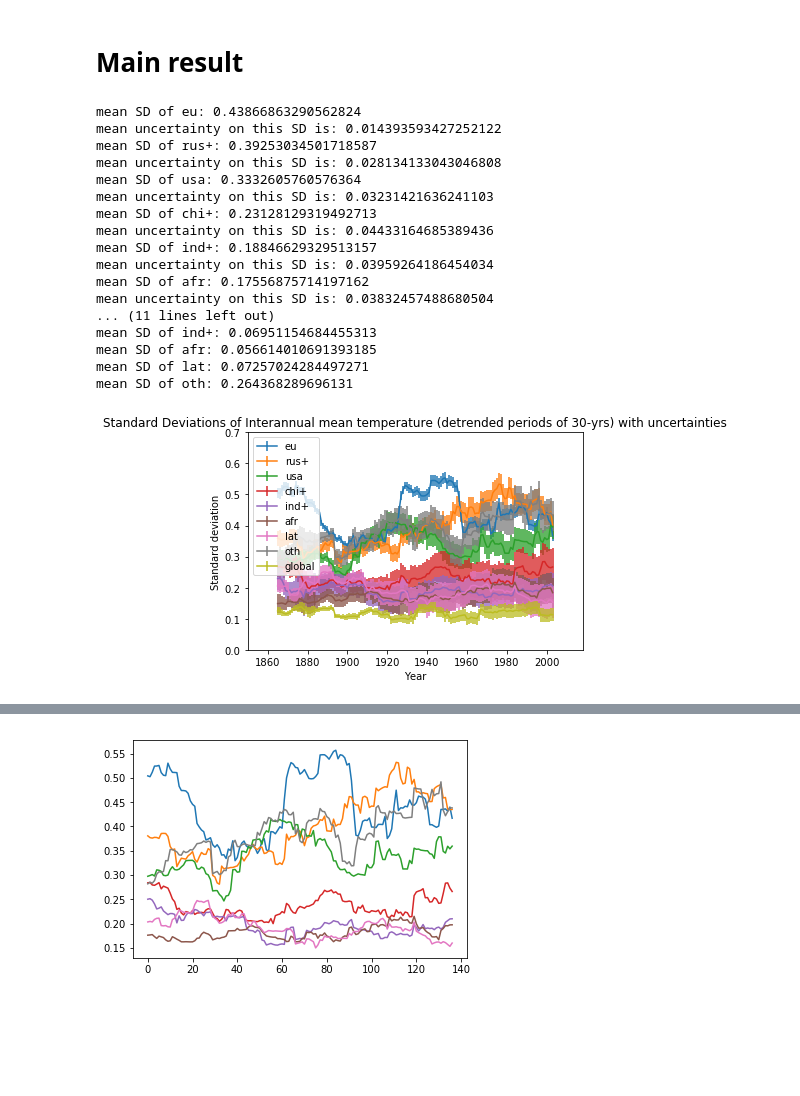
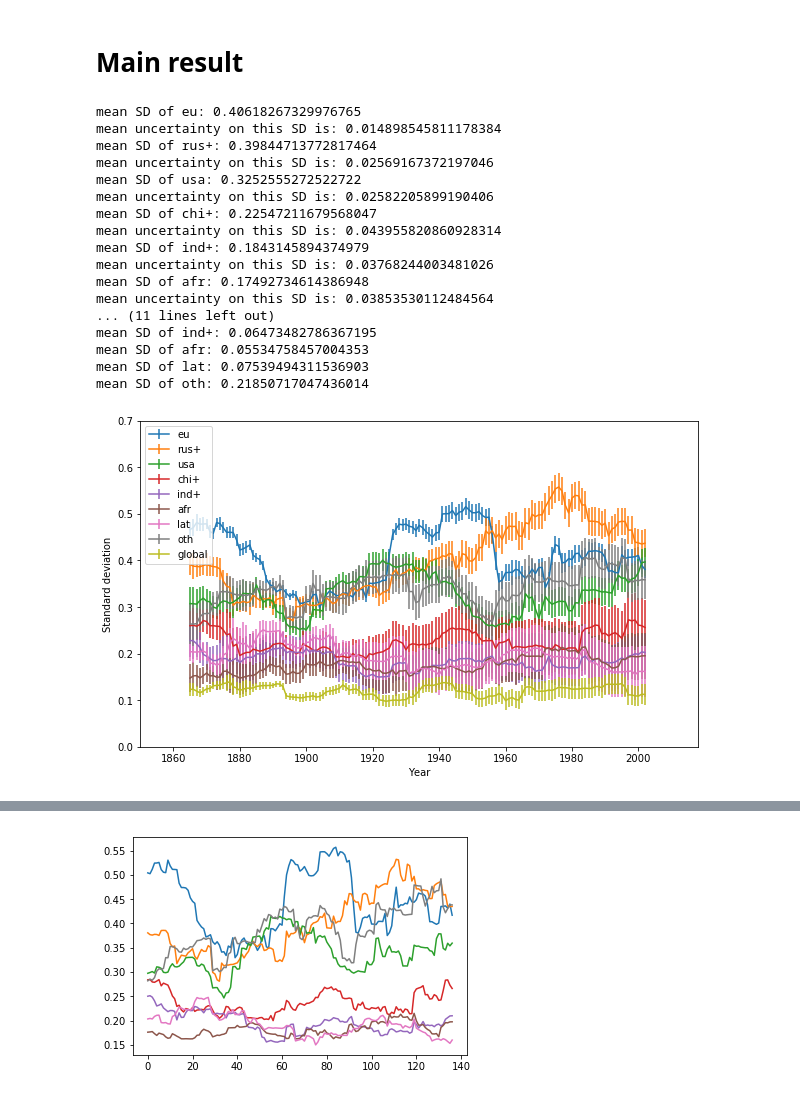
Before and after one commit to jkikstra/climvar, a Jupyter notebook: IlyasPastVariability.ipynb, the cells around one changed output, grey strips where cells are left out. Drawn from its saved outputs; the diff is of its cells as text; code cells hidden in the pictures; blank space fills up the shorter version.

```diff
--- a/IlyasPastVariability.ipynb
+++ b/IlyasPastVariability.ipynb
@@ -324,10 +351,12 @@ def detrend_data_and_climatic_data(regional_data):
 
 regional_data_detrended, global_data_detrended, regional_clim_data, global_clim_data, regional_data_notdetrended, regional_clim_data_detrended = detrend_data_and_climatic_data(regional_data)
 # %%
+# print to check shape of global anomalies: for every year there are 31 entries,
+    # which are the means of the years in the climateperiod around that year
 print(global_data_detrended.shape, regional_data.shape)
 global_data_detrended[14:50]
-plt.plot(range(regional_data.shape[1]), global_data_detrended)
+plt.plot(range(regional_data.shape[1]), global_data_detrended);
 
-for i in range(regional_data.shape[1]):
-    print(np.nanmean(global_data_detrended[i]))
+# for i in range(regional_data.shape[1]):
+#     print(np.nanmean(global_data_detrended[i]))
 # %% [output]
@@ -581,7 +608,7 @@ def loop_over_ensmembers():
                 ## !!!!!!!!!!!!!!!!!!!!!!!!!!!!!
 
         # step 1) and 2)
-        numberofmembersselectedforthispracticerun = 5000 # to prevent overload
+        numberofmembersselectedforthispracticerun = 10000 # to prevent overload
         for member in range(numberofmembersselectedforthispracticerun):#nummembers):
             # 1a. apply mask || 1b. store regional mean temperatures
             regional_mean = np.squeeze(do_regional_data(t_anom[member]))
@@ -621,7 +648,7 @@ def find_uncertainties(SDofmembers_regional_annual, SDofmembers_global_annual):
             for i in range(N):
                 mu = 0 # = regional_clim_data_detrended[rgn, yr]
                 xi = ufloat(regional_data_detrended[rgn, climyr, i], SDofmembers_regional_annual[rgn, yr])# (climyr - math.floor(climateperiod/2) + i - 1)])#float(MEANofmembers_regional_annual[rgn, (climyr - math.floor(climateperiod/2) + i - 1)], SDofmembers_regional_annual[rgn, (climyr - math.floor(climateperiod/2) + i - 1)])
-                print(xi-mu)
+#                 print(xi-mu)
                 sdsum = sdsum + (xi - mu)**2
             sdev = (1/N * sdsum)**(1/2)
 
@@ -638,7 +665,7 @@ def find_uncertainties(SDofmembers_regional_annual, SDofmembers_global_annual):
         for i in range(N):
             mu = 0 # = regional_clim_data_detrended[rgn, yr]
             xi = ufloat(global_data_detrended[climyr, i], SDofmembers_global_annual[yr])# (climyr - math.floor(climateperiod/2) + i - 1)])#float(MEANofmembers_regional_annual[rgn, (climyr - math.floor(climateperiod/2) + i - 1)], SDofmembers_regional_annual[rgn, (climyr - math.floor(climateperiod/2) + i - 1)])
-            print(xi-mu)
+#             print(xi-mu)
             sdsum = sdsum + (xi - mu)**2
         sdev = (1/N * sdsum)**(1/2)
         interannualSDofMemberSDs_global[yr] = sdev.std_dev
@@ -662,8 +689,9 @@ def find_uncertainties(SDofmembers_regional_annual, SDofmembers_global_annual):
     # --> B) calculate the average [SD] of a set of 30 SDs (the latter of which should be specific for every region)
 
 
-
+# using original approach
 SDsOfIlyas_regional, SDsOfIlyas_global  = loop_over_ensmembers()
+# using propagation of uncertainties
 SDsOfSDs, SDsOfMEANs, SDsOfSDs_global, SDsOfMEANs_global = find_uncertainties(SDsOfIlyas_regional, SDsOfIlyas_global)
 # %% [output]
 1850.ann_ensmem.wrt18501900.nc
@@ -707,24 +793,0 @@ plt.legend(regions)
-# %%
-# print(regional_data_detrended)
-for rgn in range(8):
-    plt.figure(0)
-    plt.plot(range(169),SDsOfIlyas_regional[rgn])
-    plt.figure(1)
-    plt.plot(range(139),SDsOfMEANs[rgn])
-    plt.figure(2)
-    plt.plot(range(139),SDsOfSDs[rgn])
-    plt.legend(regions)
-plt.figure(0)
-plt.plot(range(169),SDsOfIlyas_global, 'rx')
-plt.figure(1)
-plt.plot(range(139),SDsOfMEANs_global, 'rx')
-plt.figure(2)
-plt.plot(range(139),SDsOfSDs_global, 'rx')
-
-# print(SDsOfIlyas[3,:])
-# print(SDsOfSDs[3,:])
-
-###
-# conclusion seems to be that there is more of a spread in the recent decades
-#   which indicates a higher spread in the amount of variability
-#   and could therefore indicate a trend in the SD/NormDist of the interannual temperatures.
@@ -737,45 +795,46 @@ plt.plot(range(139),SDsOfSDs_global, 'rx')
 # Main result
 # %%
 ## plot SDs with uncertainty ranges:
+fig = plt.figure(figsize=(10, 6))
 for rgn in range(8):
     plt.errorbar(range((startyr + math.floor(climateperiod/2)), (endyr+1 - math.ceil(climateperiod/2))), regional_std[rgn, math.floor(climateperiod/2):(numyears_data - math.ceil(climateperiod/2))], SDsOfSDs[rgn], label = regions[rgn+1])
 plt.errorbar(range((startyr + math.floor(climateperiod/2)), (endyr+1 - math.ceil(climateperiod/2))), global_std[math.floor(climateperiod/2):(numyears_data - math.ceil(climateperiod/2))], SDsOfSDs_global, label = 'global')
 plt.xlim(startyr, endyr)
 plt.ylim(0, 0.7)
-plt.title('Standard Deviations of Interannual mean temperature (detrended periods of 30-yrs) with uncertainties')
+# plt.title('Standard Deviations of Interannual mean temperature (detrended for 31-yr periods) with uncertainties')
 plt.legend(loc = 'upper left')
 plt.xlabel('Year')
 plt.ylabel('Standard deviation')
 
 
 
     # print mean SDs
 for rgn in range(numregions):
     print('mean SD of ' + str(regions[rgn+1]) + ': ' + str(np.nanmean(regional_std[rgn])))
     print('mean uncertainty on this SD is: ' + str(np.nanmean(SDsOfSDs[rgn])))
 print('global mean SD' + ' ' + str(np.nanmean(global_std)))
 print('mean uncertainty on this SD is: ' + str(np.nanmean(SDsOfSDs_global)))
 
 print('Thus, subtracting the mean interannual SD of the global annual temperatures, the regions will have left:')
 for rgn in range(numregions):
     print('mean SD of ' + str(regions[rgn+1]) + ': ' + str(np.nanmean(regional_std[rgn])-np.nanmean(global_std)))
 # %% [output]
-mean SD of eu: 0.43866863290562824
-mean uncertainty on this SD is: 0.014393593427252122
-mean SD of rus+: 0.39253034501718587
-mean uncertainty on this SD is: 0.028134133043046808
-mean SD of usa: 0.3332605760576364
-mean uncertainty on this SD is: 0.03231421636241103
-mean SD of chi+: 0.23128129319492713
-mean uncertainty on this SD is: 0.04433164685389436
-mean SD of ind+: 0.18846629329513157
-mean uncertainty on this SD is: 0.03959264186454034
-mean SD of afr: 0.17556875714197162
-mean uncertainty on this SD is: 0.03832457488680504
+mean SD of eu: 0.40618267329976765
+mean uncertainty on this SD is: 0.014898545811178384
+mean SD of rus+: 0.39844713772817464
+mean uncertainty on this SD is: 0.02569167372197046
+mean SD of usa: 0.3252555272522722
+mean uncertainty on this SD is: 0.02582205899190406
+mean SD of chi+: 0.22547211679568047
+mean uncertainty on this SD is: 0.043955820860928314
+mean SD of ind+: 0.1843145894374979
+mean uncertainty on this SD is: 0.03768244003481026
+mean SD of afr: 0.17492734614386948
+mean uncertainty on this SD is: 0.03853530112484564
 ... (11 lines left out)
-mean SD of ind+: 0.06951154684455313
-mean SD of afr: 0.056614010691393185
-mean SD of lat: 0.07257024284497271
-mean SD of oth: 0.264368289696131
+mean SD of ind+: 0.06473482786367195
+mean SD of afr: 0.05534758457004353
+mean SD of lat: 0.07539494311536903
+mean SD of oth: 0.21850717047436014
-[figure, old version]
+[figure, new version]
 # %%
```
Also changed, not shown: parts of 25 cells of this notebook, 2 other files.
